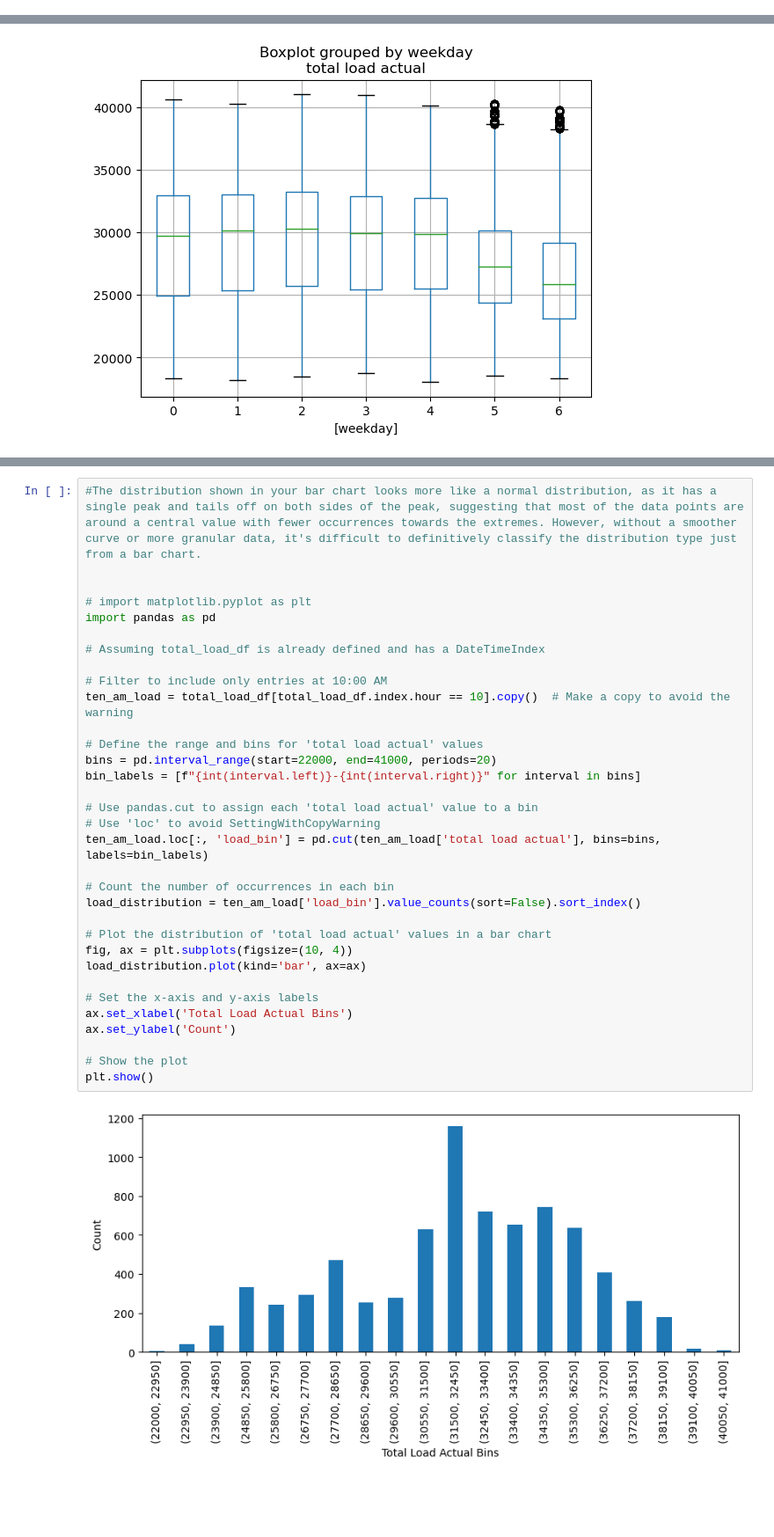
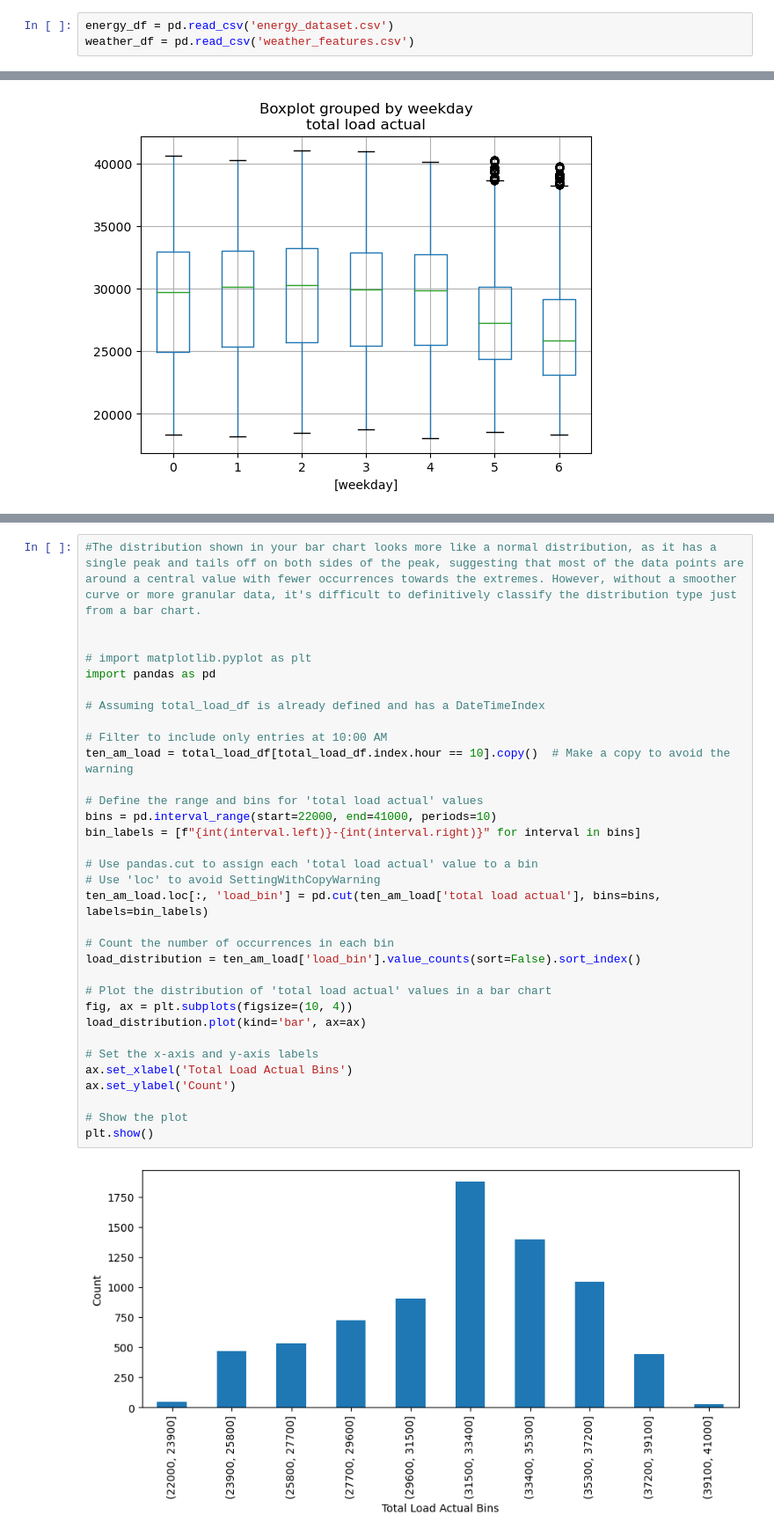
Before and after one commit to siljeberiksen/AI-in-industry, a Jupyter notebook: silje_data_exploration.ipynb, the cells around one changed output, grey strips where cells are left out. Shown at 88% size. Cells and saved outputs as stored; diff of their text form; blank space fills up the shorter version.

```diff
--- a/silje_data_exploration.ipynb
+++ b/silje_data_exploration.ipynb
@@ -163,3 +53,6 @@ array([[<Axes: title={'center': 'temp'}>,
+# %%
+energy_df = pd.read_csv('energy_dataset.csv')
+weather_df = pd.read_csv('weather_features.csv')
 # %%
 data = pd.merge(energy_df, weather_df, left_on='time', right_on='dt_iso')
 #print(data.dtypes)
@@ -384,32 +178,32 @@ def plot_bars(data, figsize=None, tick_gap=1, series=None):
 
 # import matplotlib.pyplot as plt
 import pandas as pd
 
 # Assuming total_load_df is already defined and has a DateTimeIndex
 
 # Filter to include only entries at 10:00 AM
 ten_am_load = total_load_df[total_load_df.index.hour == 10].copy()  # Make a copy to avoid the warning
 
 # Define the range and bins for 'total load actual' values
-bins = pd.interval_range(start=22000, end=41000, periods=20)
+bins = pd.interval_range(start=22000, end=41000, periods=10)
 bin_labels = [f"{int(interval.left)}-{int(interval.right)}" for interval in bins]
 
 # Use pandas.cut to assign each 'total load actual' value to a bin
 # Use 'loc' to avoid SettingWithCopyWarning
 ten_am_load.loc[:, 'load_bin'] = pd.cut(ten_am_load['total load actual'], bins=bins, labels=bin_labels)
 
 # Count the number of occurrences in each bin
 load_distribution = ten_am_load['load_bin'].value_counts(sort=False).sort_index()
 
 # Plot the distribution of 'total load actual' values in a bar chart
 fig, ax = plt.subplots(figsize=(10, 4))
 load_distribution.plot(kind='bar', ax=ax)
 
 # Set the x-axis and y-axis labels
 ax.set_xlabel('Total Load Actual Bins')
 ax.set_ylabel('Count')
 
 # Show the plot
 plt.show()
 # %% [output]
-[figure, old version]
+[figure, new version]
```
Also changed, not shown: parts of 31 cells of this notebook, 4 other files.
